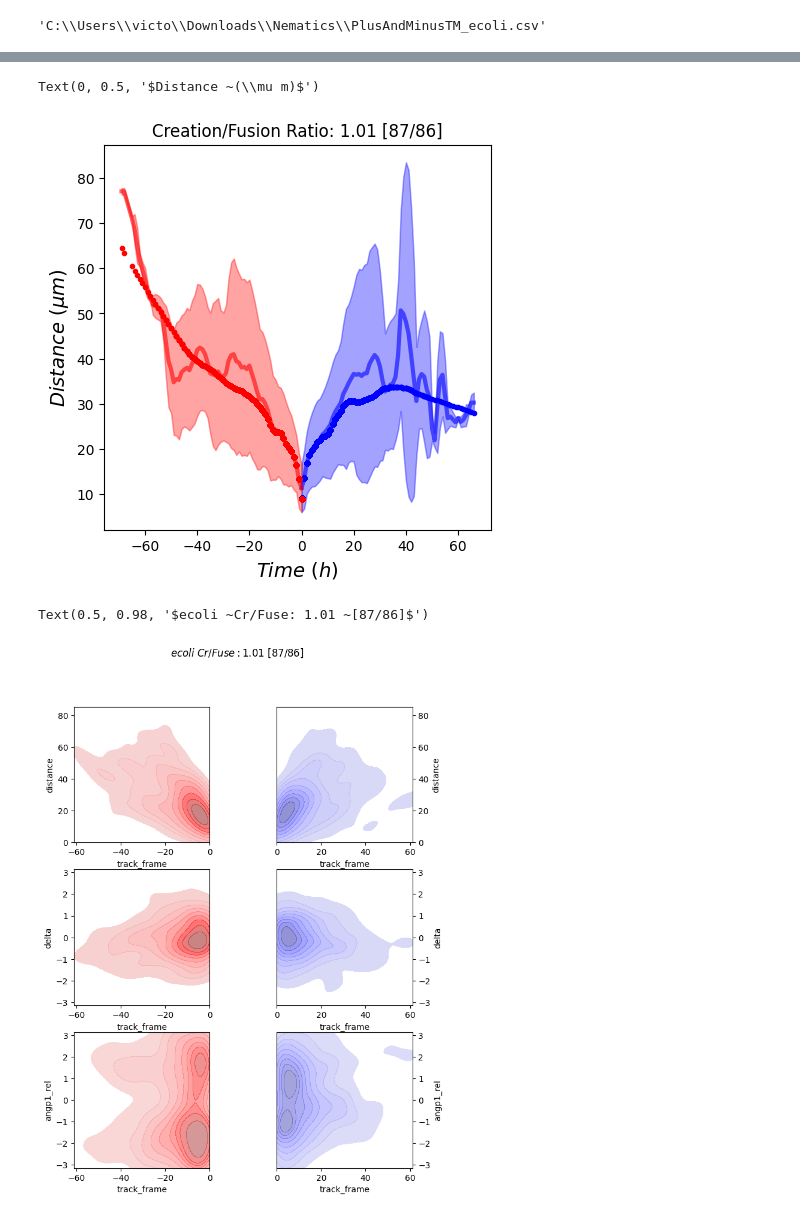
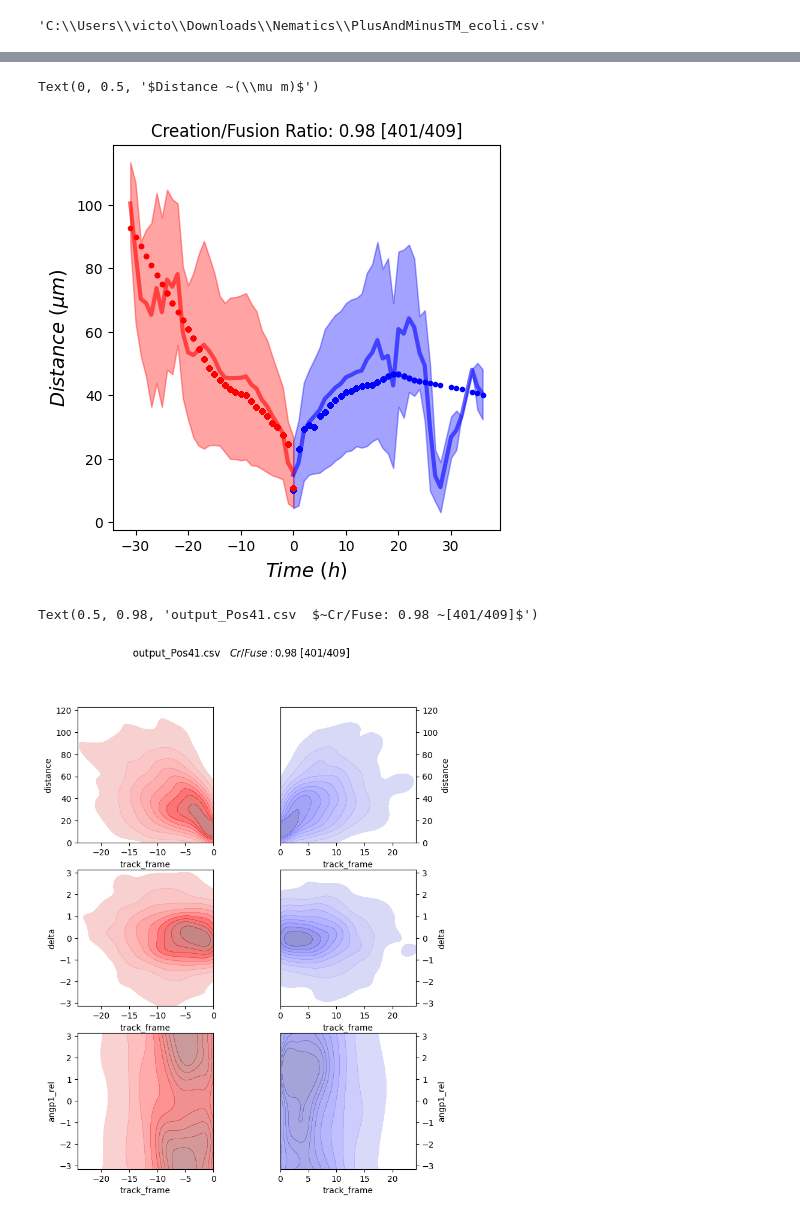
Before and after one commit to viciya/nematics, a Jupyter notebook: nematics/journals/pipeline_defect_pair_fusion_creation.ipynb, the cells around one changed output, grey strips where cells are left out. Saved outputs shown, nothing was run; the diff lists cells and outputs as text; code cells hidden in the pictures.

```diff
--- a/nematics/journals/pipeline_defect_pair_fusion_creation.ipynb
+++ b/nematics/journals/pipeline_defect_pair_fusion_creation.ipynb
@@ -168,10 +174,20 @@ Output: None
 # %%
-# output_csv = r"E:\C2C12 and RPE in 6 well\15min5x\_1\Nematics\output_C2C12.csv"
-all_pairs_df = pd.read_csv(output_csv).dropna(subset=["min_id","creation"])
+# output_csv = r"C:\Users\victo\OneDrive - BGU\DATA\Hacat\6 Wells _5x_15min\_1\Nematics\output_Pos9.csv"; dist_thres=11
+# output_csv = r"E:\C2C12 and RPE in 6 well\15min5x\_1\Nematics\output_C2C12.csv"; dist_thres=25
+# output_csv = r"E:\C2C12 and RPE in 6 well\15min5x\_1\Nematics\output_RPE.csv"; dist_thres=25
+output_csv = r"C:\Users\victo\OneDrive - BGU\DATA\HT1080\HT1080_5x_5_min_24_well_media_DMSO_C3\_2\Nematics\output_Pos41.csv"; dist_thres=5
+# output_csv = r"C:\Users\victo\OneDrive - BGU\Dov\output_HBEC_s23456.csv"; dist_thres=15
+# output_csv = r"C:\Users\victo\OneDrive - BGU\Dov\output_bacteria6_all.csv"; dist_thres=12
+# output_csv = r"C:\Users\victo\Downloads\Nematics\output_ecoli.csv"; dist_thres=10
+# output_csv = r"C:\Users\victo\Downloads\Nematics\output_tubulin.csv"; dist_thres=25
+
+params = {"ori_sigma": 11, "search_range": 35, "memory": 3, "dist_threshold": dist_thres, "first_image": 0, "last_image": -1, "step": 1}
+
+all_pairs_df = pd.read_csv(output_csv).dropna(subset=["min_id","creation"]).dropna(subset=["min_id","creation"])
 
 show = False
 win = 1
-track_len = 5
+track_len = 3
 
 all_pairs_df.fuse_up = all_pairs_df.fuse_up.astype("bool")
 all_pairs_df_ = all_pairs_df.groupby(['plus_id','min_id']).filter(lambda x: len(x)>track_len).copy()
@@ -185,34 +201,34 @@ df_fuse["track_frame"] = df_fuse.groupby(['plus_id','min_id'])['FRAME'].transfor
 df_all = pd.concat([df_cr, df_fuse])
 
 fig, ax1 = plt.subplots(1,1,  figsize=(5,5))
 # for color,df in zip(["b","r","k"], [df_cr, df_fuse, df_all]):
 for color,df in zip(["b","r"], [df_cr, df_fuse]):
     df_ = plot_rolling_average(df, ax1, "distance", "track_frame", win=win, show=~show, color=color, avfunc=np.mean, stdfunc=np.std)
     if not show:
         # ax1.plot(df_.track_frame/12, df_.distance_ave*.74, color, linewidth=3)
         ax1.fill_between(df_.track_frame,
                         (df_.distance_ave-df_.distance_std),
                         (df_.distance_ave+df_.distance_std),
                         color=color, alpha=.2)
         # break
 
     df = df.sort_values('track_frame')
     # Apply LOWESS smoothing
     lowess = sm.nonparametric.lowess
     smoothed = lowess(df['distance'], df['track_frame'], frac=1./5.)  # Adjust frac for smoothing level
     # Create a new DataFrame for the smoothed values
     smoothed_df = pd.DataFrame(smoothed, columns=['track_frame', 'smoothed_distance'])
     ax1.plot(smoothed_df['track_frame'], smoothed_df['smoothed_distance'], ".", color=color, linewidth=3, label='Smoothed Distance')
 
 
 cr_n = len(all_pairs_df_.plus_id[all_pairs_df_.creation].unique())
 fuse_n = len(all_pairs_df_.plus_id[all_pairs_df_.fusion].unique())
 
 plt.title("Creation/Fusion Ratio: %.4s [%.4s/%.4s]" % (cr_n/fuse_n, cr_n, fuse_n))
 ax1.set_xlabel("$Time ~(h)$", fontsize=14); ax1.set_ylabel("$Distance ~(\mu m)$", fontsize=14)
 # %% [output]
 Text(0, 0.5, '$Distance ~(\\mu m)$')
-[figure, old version]
+[figure, new version]
 # %%
 def find_pair_origin(group, xp='xp', yp='yp', xm='xm', ym='ym', dist='track_frame', fuse=True, dist0=20.):
     group = group.sort_values(by=dist)
@@ -289,7 +305,12 @@ for label, ax_set in zip(["fusion","creation"], [(ax1,ax3,ax5), (ax2,ax4,ax6)]):
     levels = 10
     sns.kdeplot(data=distance_in_time, x="track_frame", y="distance", ax=ax_set[0], levels=levels, color=color, alpha=.6, fill=True,cbar=cbar)
     sns.kdeplot(data=distance_in_time, x="track_frame", y="delta", ax=ax_set[1], levels=levels, color=color, alpha=.6, fill=True,cbar=cbar)
-    sns.kdeplot(data=distance_in_time, x="track_frame", y="angp1_rel", ax=ax_set[2], levels=levels, color=color, alpha=.5, fill=True,cbar=cbar)
+    # sns.kdeplot(data=distance_in_time, x="track_frame", y="angp1_rel", ax=ax_set[2], levels=levels, color=color, alpha=.5, fill=True,cbar=cbar)
+    # 3-fold
+    angp1_rel = expand_3fold_angles(distance_in_time, col_value="angp1_rel", col_condition="angp1_rel")
+    track_frame = expand_3fold_angles(distance_in_time, col_value="track_frame", col_condition="angp1_rel")
+    df_3fold = pd.DataFrame({"angp1_rel": angp1_rel, "track_frame": track_frame})
+    sns.kdeplot(data=df_3fold, x="track_frame", y="angp1_rel", ax=ax_set[2], levels=levels, color=color, alpha=.5, fill=True,cbar=cbar)
 
     if label=="fusion":
         [ax.set_box_aspect(1) for ax in ax_set]
@@ -326,9 +347,9 @@ for label, ax_set in zip(["fusion","creation"], [(ax1,ax3,ax5), (ax2,ax4,ax6)]):
 #     smoothed_df = pd.DataFrame(smoothed, columns=['track_frame', 'smoothed_distance'])
 #     ax.plot(smoothed_df['track_frame'], smoothed_df['smoothed_distance'], color=color, alpha=.6, linewidth=3, label='Smoothed Distance')
 
-fig.suptitle("$%s ~Cr/Fuse: %.4s ~[%.4s/%.4s]$" % (os.path.basename(image_path), cr_n/fuse_n, cr_n, fuse_n), fontsize=12)
+fig.suptitle("%s  $~Cr/Fuse: %.4s ~[%.4s/%.4s]$" % (os.path.basename(output_csv), cr_n/fuse_n, cr_n, fuse_n), fontsize=12)
 # fig.savefig(r"C:\Users\victo\OneDrive - BGU\BEER\DefectInter paper\Images\bacteria_phase.svg")
 # fig.savefig(r"C:\Users\victo\OneDrive - BGU\BEER\DefectInter paper\Images\HBEC_phase.svg")
 # %% [output]
-Text(0.5, 0.98, '$ecoli ~Cr/Fuse: 1.01 ~[87/86]$')
+Text(0.5, 0.98, 'output_Pos41.csv  $~Cr/Fuse: 0.98 ~[401/409]$')
-[figure, old version]
+[figure, new version]
```
Also changed, not shown: parts of 17 cells of this notebook.
